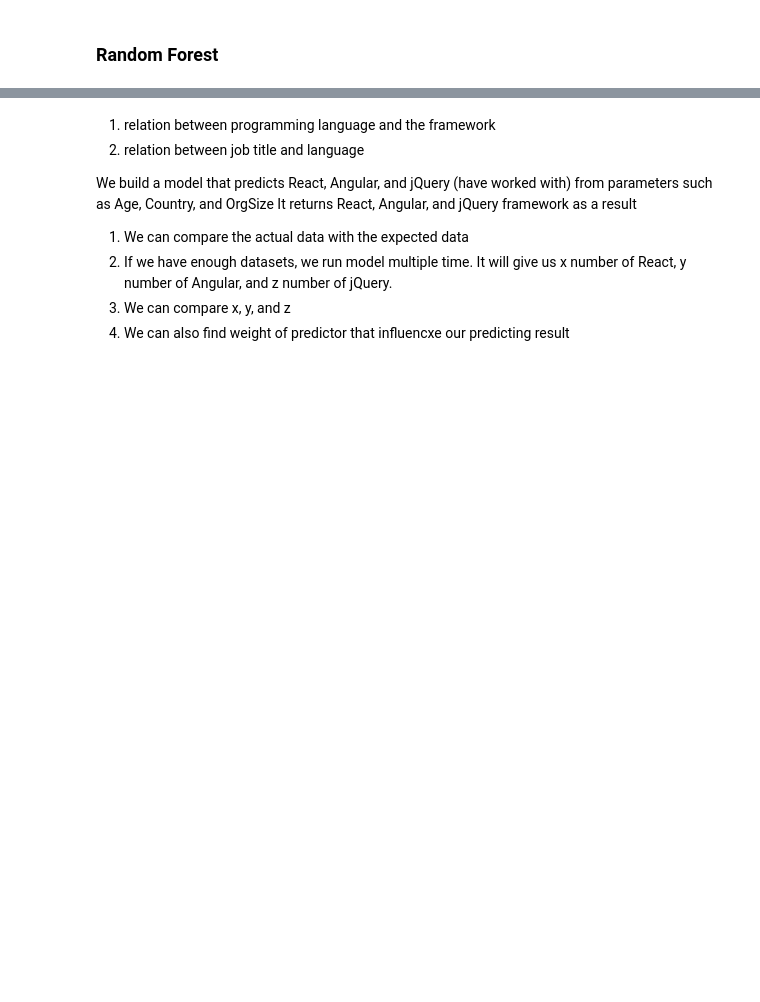
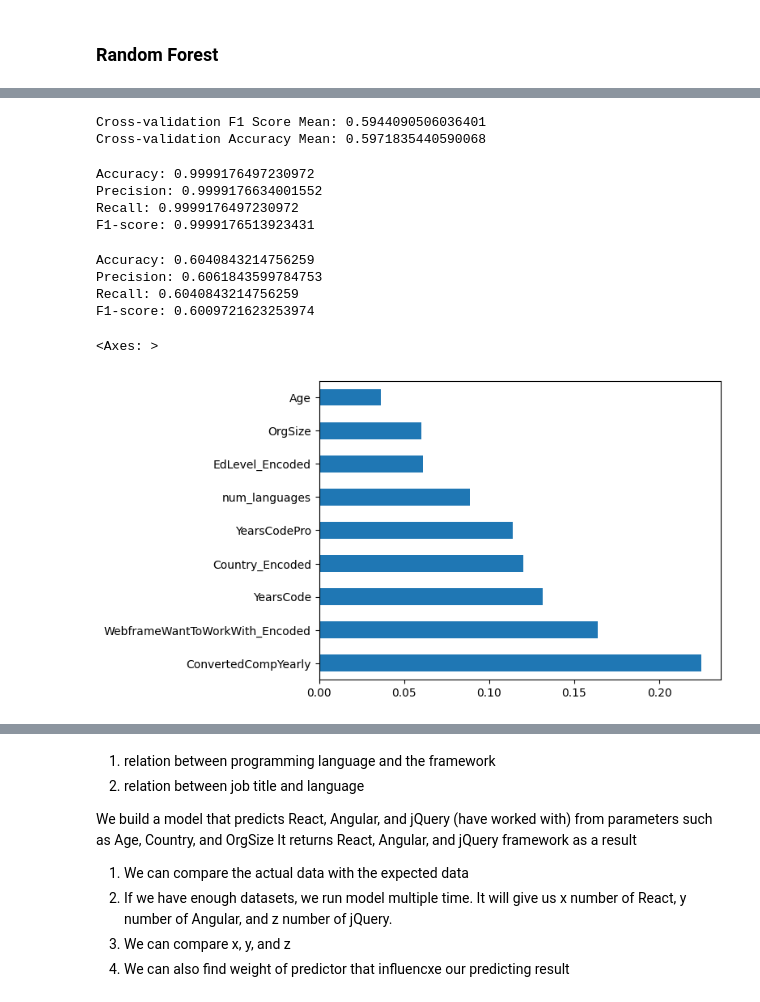
Before and after one commit to Poomon001/Framework-Trend-Model-Analysis, a Jupyter notebook: main.ipynb, the cells around one changed output, grey strips where cells are left out. Drawn from its saved outputs; the diff is of its cells as text; code cells hidden in the pictures; blank space fills up the shorter version.

```diff
--- a/main.ipynb
+++ b/main.ipynb
@@ -1131,2 +1151,12 @@ feature_importances.sort_values(ascending=False).plot(kind='barh')
 # %% [markdown]
 ### Random Forest
+# %%
+# import forest classifier
+from sklearn.ensemble import RandomForestClassifier
+
+forest_model = Pipeline([
+    ('preprocessing', preprocessing),
+    ('random_forest', RandomForestClassifier(n_estimators=250, random_state=42, n_jobs=4))
+])
+
+forest_model.fit(X_train, y_train)
@@ -1132,0 +1181,69 @@ feature_importances.sort_values(ascending=False).plot(kind='barh')
+# %%
+# Perform cross-validation with 5 folds
+f1_scorer = make_scorer(f1_score, average='weighted')
+
+X = data.drop(["WebframeHaveWorkedWith_Encoded"], axis=1)
+y = data["WebframeHaveWorkedWith_Encoded"]
+
+cv_scores_f1 = cross_val_score(forest_model, X_train, y_train, cv=5, scoring=f1_scorer)
+cv_scores_acc = cross_val_score(forest_model, X_train, y_train, cv=5)
+
+# Evaluate the cross-validation results
+print("Cross-validation F1 Score Mean:", np.mean(cv_scores_f1)) # 0.582 OR 0.594
+print("Cross-validation Accuracy Mean:", np.mean(cv_scores_acc)) # 0.587 OR 0.597
+# %% [output]
+Cross-validation F1 Score Mean: 0.5944090506036401
+Cross-validation Accuracy Mean: 0.5971835440590068
+# %%
+# Make predictions on the train set
+y_pred = forest_model.predict(X_train)
+
+# evaluation model
+accuracy = accuracy_score(y_train, y_pred)
+precision = precision_score(y_train, y_pred, average='weighted')
+recall = recall_score(y_train, y_pred, average='weighted')
+f1 = f1_score(y_train, y_pred, average='weighted')
+
+print("Accuracy:", accuracy)
+print("Precision:", precision)
+print("Recall:", recall)
+print("F1-score:", f1)
+# %% [output]
+Accuracy: 0.9999176497230972
+Precision: 0.9999176634001552
+Recall: 0.9999176497230972
+F1-score: 0.9999176513923431
+# %%
+# Make predictions on the test set
+y_pred = forest_model.predict(X_test)
+
+# evaluation model
+accuracy = accuracy_score(y_test, y_pred)
+precision = precision_score(y_test, y_pred, average='weighted')
+recall = recall_score(y_test, y_pred, average='weighted')
+f1 = f1_score(y_test, y_pred, average='weighted')
+
+print("Accuracy:", accuracy)
+print("Precision:", precision)
+print("Recall:", recall)
+print("F1-score:", f1)
+# %% [output]
+Accuracy: 0.6040843214756259
+Precision: 0.6061843599784753
+Recall: 0.6040843214756259
+F1-score: 0.6009721623253974
+# %%
+# Get feature importances from the model
+random_forest = forest_model.named_steps['random_forest']
+random_forest.fit(X_train, y_train)
+feature_importances = random_forest.feature_importances_
+
+# Pair feature importances with the feature names
+feature_names = X_train.columns
+feature_importances = pd.Series(feature_importances, index=feature_names)
+
+# plot feature importances
+feature_importances.sort_values(ascending=False).plot(kind='barh')
+# %% [output]
+<Axes: >
+[figure, added]
```
Also changed, not shown: parts of 38 cells of this notebook.
